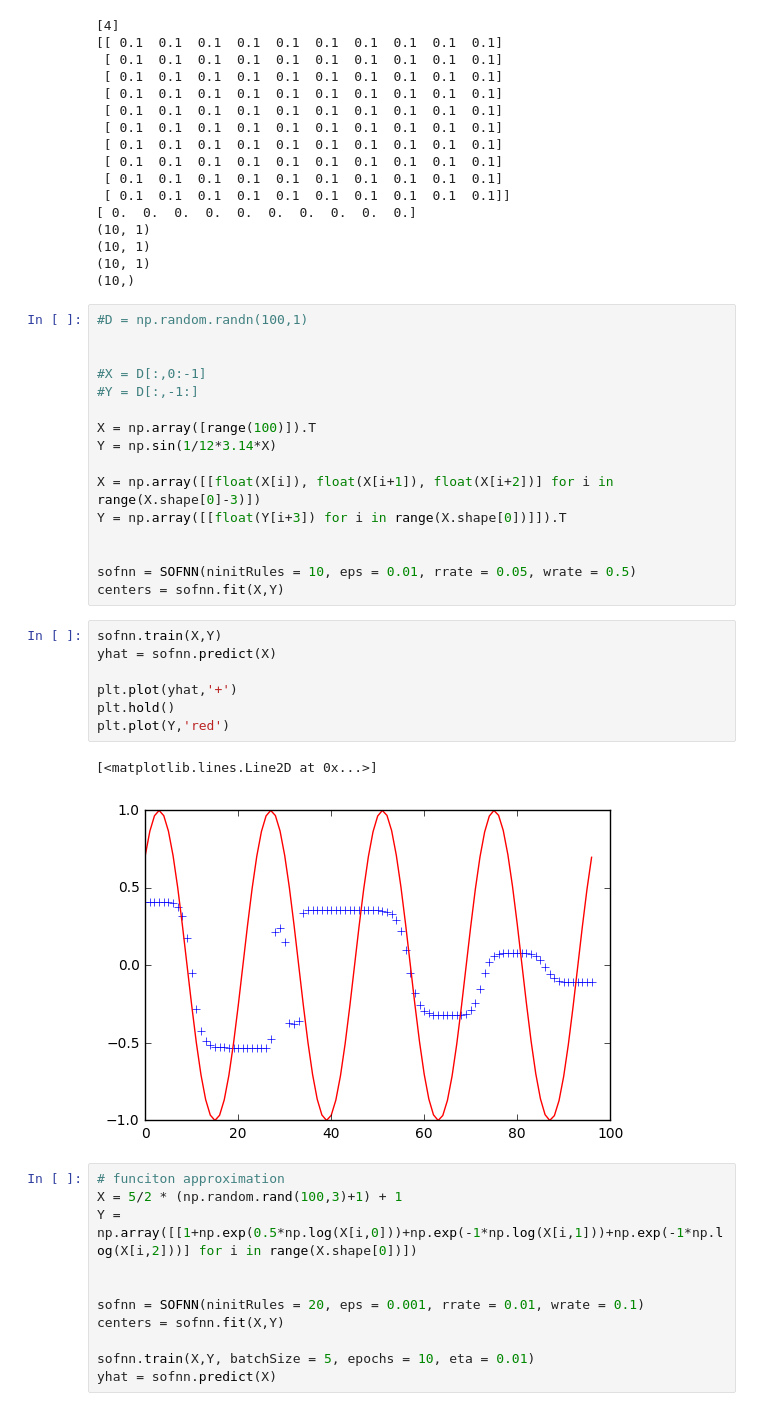
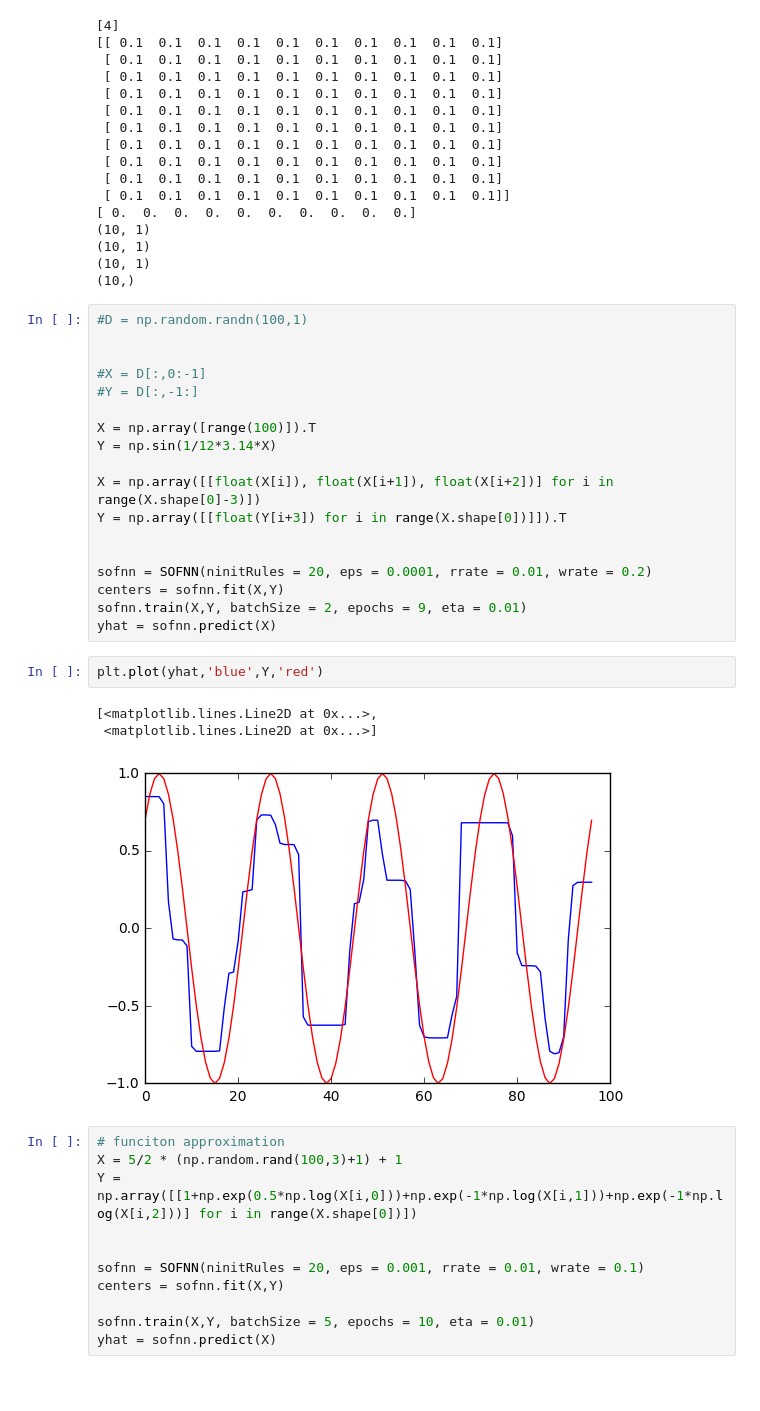
Before and after one commit to ClementFeltin/MLProjectTS, a Jupyter notebook: SOFNN.ipynb, the cells around one changed output. Cells and saved outputs as stored; diff of their text form; blank space fills up the shorter version.

```diff
--- a/SOFNN.ipynb
+++ b/SOFNN.ipynb
@@ -399,18 +381,16 @@ X = np.array([[float(X[i]), float(X[i+1]), float(X[i+2])] for i in range(X.shape
 Y = np.array([[float(Y[i+3]) for i in range(X.shape[0])]]).T
 
 
-sofnn = SOFNN(ninitRules = 10, eps = 0.01, rrate = 0.05, wrate = 0.5)
+sofnn = SOFNN(ninitRules = 20, eps = 0.0001, rrate = 0.01, wrate = 0.2)
 centers = sofnn.fit(X,Y)
+sofnn.train(X,Y, batchSize = 2, epochs = 9, eta = 0.01)
+yhat = sofnn.predict(X)
-# %%
-sofnn.train(X,Y)
-yhat = sofnn.predict(X)
-
-plt.plot(yhat,'+')
-plt.hold()
-plt.plot(Y,'red')
-# %% [output]
-[<matplotlib.lines.Line2D at 0x...>]
-[figure, removed]
+# %%
+plt.plot(yhat,'blue',Y,'red')
+# %% [output]
+[<matplotlib.lines.Line2D at 0x...>,
+ <matplotlib.lines.Line2D at 0x...>]
+[figure, added]
 # %%
 # funciton approximation
 X = 5/2 * (np.random.rand(100,3)+1) + 1
```
Also changed, not shown: parts of 2 cells of this notebook.
